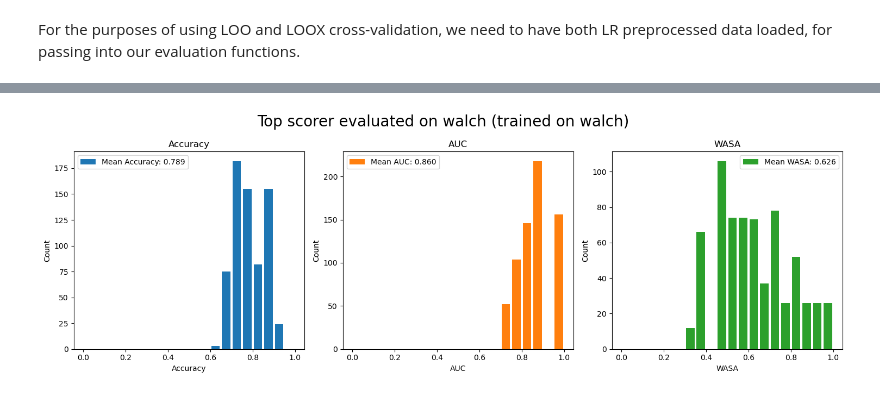
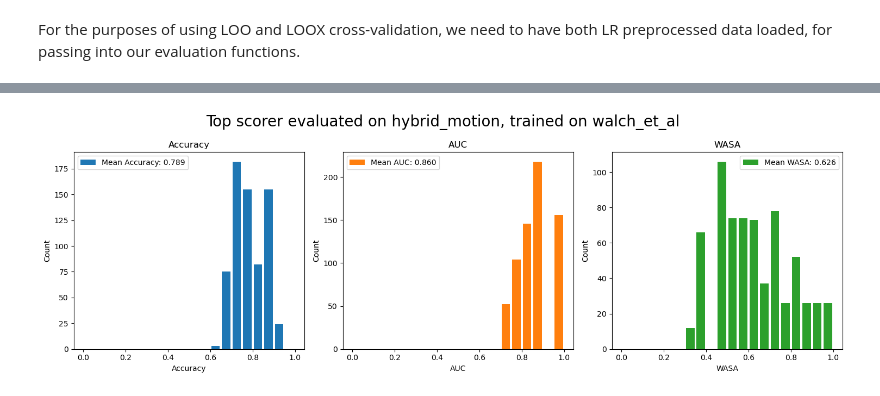
Before and after one commit to ericcanton/pisces, a Jupyter notebook: analyses/comparing_LR_MOUNet.ipynb, the cells around one changed output, grey strips where cells are left out. Saved outputs shown, nothing was run; the diff lists cells and outputs as text; code cells hidden in the pictures.

```diff
--- a/analyses/comparing_LR_MOUNet.ipynb
+++ b/analyses/comparing_LR_MOUNet.ipynb
@@ -183,8 +183,10 @@ splits = []
 
 model_fn = make_model(walch_data_processor_1D, **log_reg_hyperparameters)
 
-training_preprocessed_data = preprocessed_data_log_reg[walch.name]
-evaluate_preprocessed_data = preprocessed_data_log_reg[hybrid.name]
+train_set = walch.name
+eval_set = hybrid.name
+training_preprocessed_data = preprocessed_data_log_reg[train_set]
+evaluate_preprocessed_data = preprocessed_data_log_reg[eval_set]
 for train_index, test_index in tqdm(all_splits, desc=tqdm_message_train, total=len(ids_to_split)):
     train_ids = list(map(lambda i: ids_to_split[i], train_index)) #ids_to_split[test_index[0]]
     test_ids = list(map(lambda i: ids_to_split[i], test_index)) #ids_to_split[test_index[0]]
@@ -289,22 +301,22 @@ Test idx 9618981
 # %%
 # Plot metrics
 fig, axs = plt.subplots(1, 3, figsize=(15, 5))
 
 metrics_dimensions = {'sw_accuracy': 'Accuracy', 'auc': 'AUC', 'wasa': 'WASA'}
 metric_colors = {'sw_accuracy': 'tab:blue', 'auc': 'tab:orange', 'wasa': 'tab:green'}
 
 for metric, ax in zip(metrics_dimensions.keys(), axs):
     ax.hist(metrics[metric], range=(0, 1), bins=20, rwidth=0.8,
             label=f"Mean {metrics_dimensions[metric]}: {np.mean(metrics[metric]):.3f}",
             color=metric_colors[metric])
     ax.set_title(metrics_dimensions[metric])
     ax.set_xlabel(metrics_dimensions[metric])
     ax.set_ylabel('Count')
     ax.legend()
 
-plt.suptitle('Top scorer evaluated on walch (trained on walch)',
+plt.suptitle(f'Top scorer evaluated on {eval_set}, trained on {train_set}',
              fontsize=20)
 plt.tight_layout()
 plt.show()
 # %% [output]
-[figure, old version]
+[figure, new version]
```
Also changed, not shown: parts of 1 cell of this notebook.
